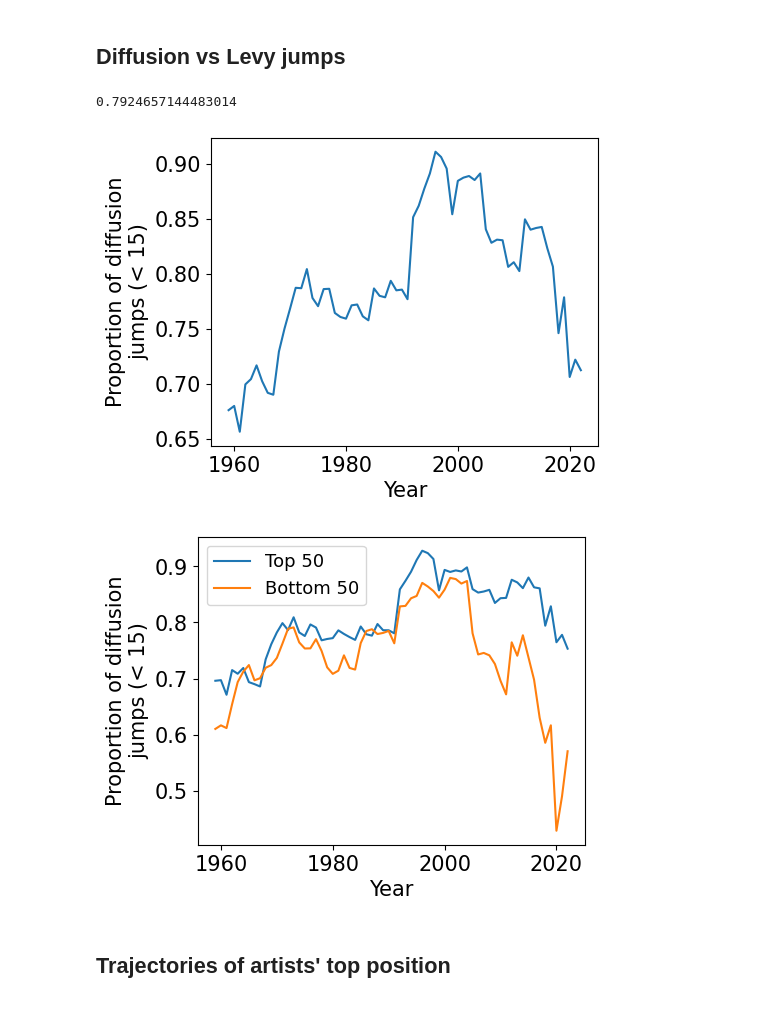
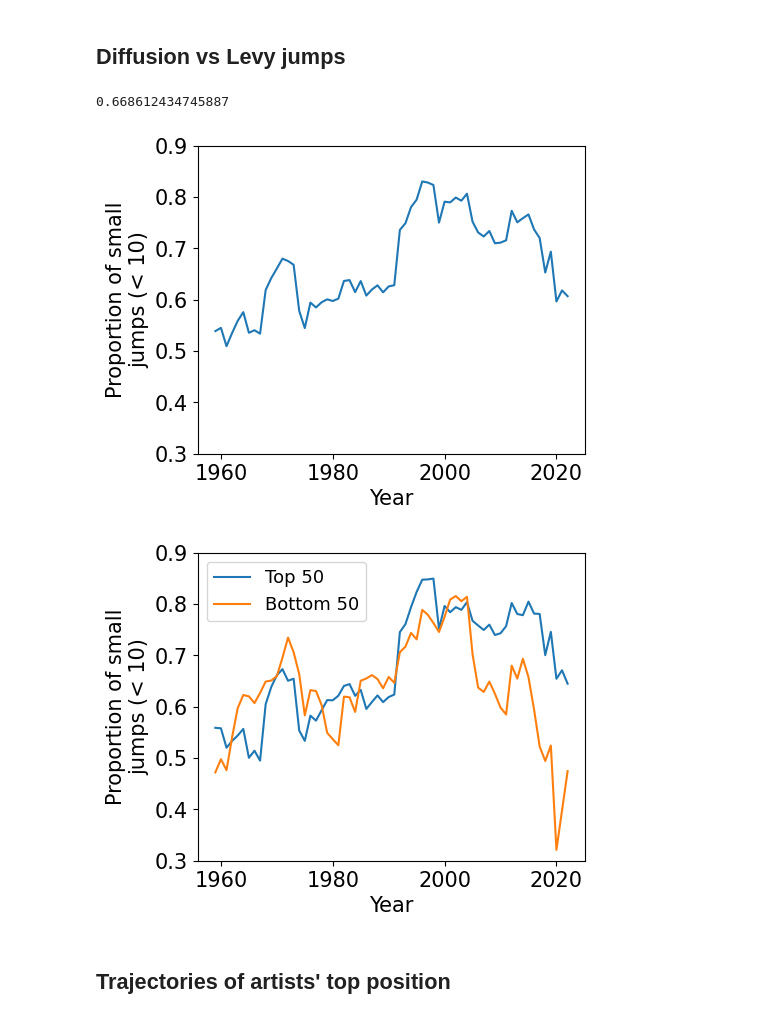
Before and after one commit to martalech/pop_charts_dynamics, a Jupyter notebook: hitmakers_analysis.ipynb, the cells around one changed output. Drawn from its saved outputs; the diff is of its cells as text; code cells hidden in the pictures.

Commit message:
Updated figures

```diff
--- a/hitmakers_analysis.ipynb
+++ b/hitmakers_analysis.ipynb
@@ -299,26 +299,27 @@ plt.show()
 # %% [markdown]
 ## Diffusion vs Levy jumps
 # %%
-billboard_hot_100["diffusion_jump"] = billboard_hot_100["position_change"] < 15
+billboard_hot_100["diffusion_jump"] = billboard_hot_100["position_change"] < 10
 # %%
 billboard_hot_100["diffusion_jump"].mean()
 # %% [output]
-0.7924657144483014
+0.668612434745887
 # %%
 plt.figure(figsize=(5, 4))
 
 diffusion_jumps = []
 for year in range(1959, 2023):
     songs_from_year = billboard_hot_100[billboard_hot_100["year"] == year]
     diffusion_jumps.append(songs_from_year["diffusion_jump"].mean())
 
 plt.plot(range(1959, 2023), diffusion_jumps)
 plt.xlabel("Year")
-plt.ylabel("Proportion of diffusion\njumps (< 15)")
+plt.ylim(0.3, 0.9)
+plt.ylabel("Proportion of small\njumps (< 10)")
 plt.savefig(f'figures/position_change_over_years.pdf', format="pdf", bbox_inches='tight')
 plt.show()
 # %% [output]
-[figure, old version]
+[figure, new version]
 # %%
 plt.figure(figsize=(5, 4))
 
@@ -332,12 +333,13 @@ for year in range(1959, 2023):
 plt.plot(range(1959, 2023), diffusion_jumps_top_50, label="Top 50")
 plt.plot(range(1959, 2023), diffusion_jumps_bottom_50, label="Bottom 50")
 plt.xlabel("Year")
-plt.ylabel("Proportion of diffusion\njumps (< 15)")
+plt.ylabel("Proportion of small\njumps (< 10)")
+plt.ylim(0.3, 0.9)
 plt.legend(fontsize=13, loc="upper left")
 plt.savefig(f'figures/position_change_over_years_50.pdf', format="pdf", bbox_inches='tight')
 plt.show()
 # %% [output]
-[figure, old version]
+[figure, new version]
 # %% [markdown]
 ## Trajectories of artists' top position
 # %%
```
Also changed, not shown: 22 other files.
